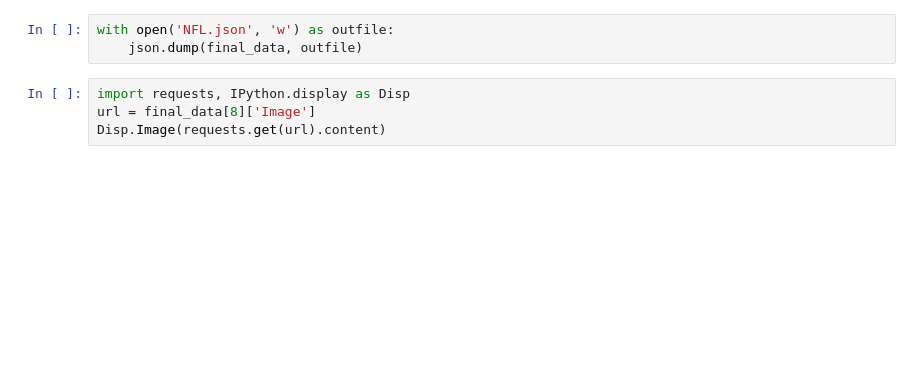
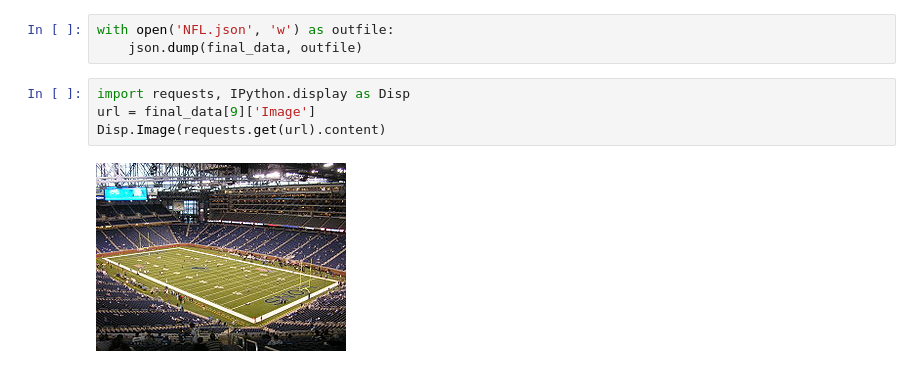
Before and after one commit to thakrisp/sports-arena-map, a Jupyter notebook: Scripts/NFL_scrapping.ipynb, the cells around one changed output. Drawn from its saved outputs; the diff is of its cells as text; blank space fills up the shorter version.

```diff
--- a/Scripts/NFL_scrapping.ipynb
+++ b/Scripts/NFL_scrapping.ipynb
@@ -92,5 +112,7 @@ with open('NFL.json', 'w') as outfile:
     json.dump(final_data, outfile)
 # %%
 import requests, IPython.display as Disp
-url = final_data[8]['Image']
+url = final_data[9]['Image']
 Disp.Image(requests.get(url).content)
+# %% [output]
+[figure, added]
```
Also changed, not shown: parts of 2 cells of this notebook, 7 other files.
